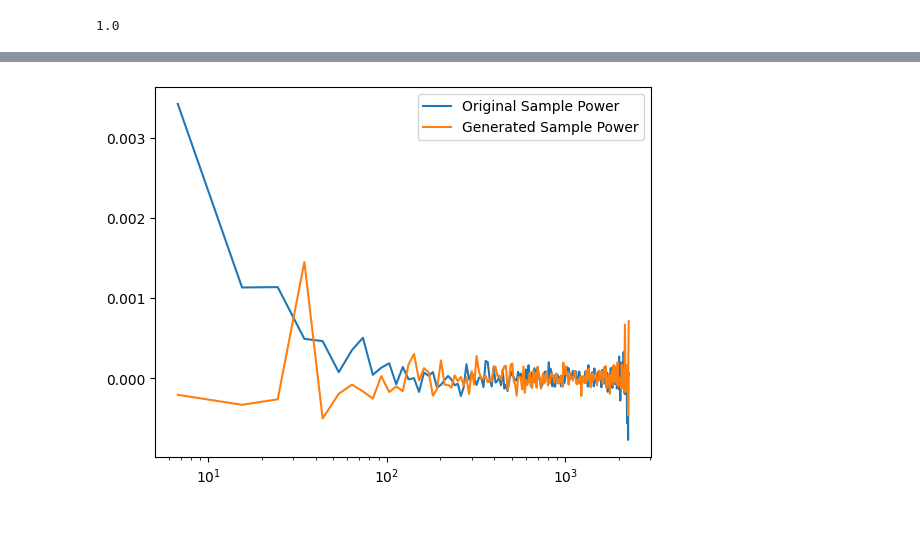
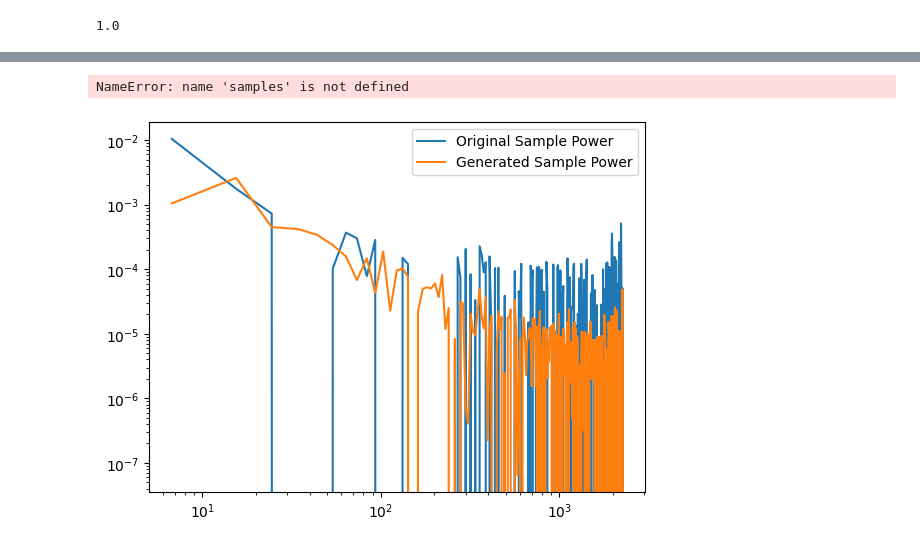
Before and after one commit to sliemelela/masterthesis, a Jupyter notebook: Programming/Inverse Optimization/notebooks/grf.ipynb, the cells around one changed output, grey strips where cells are left out. Saved outputs shown, nothing was run; the diff lists cells and outputs as text; code cells hidden in the pictures.

```diff
--- a/Programming/Inverse Optimization/notebooks/grf.ipynb
+++ b/Programming/Inverse Optimization/notebooks/grf.ipynb
@@ -73,7 +81,7 @@ pb = pbox.PowerBox(
 
 
 # Create a discrete sample using the PowerBox instance.
-samples = pb.create_discrete_sample(nbar=500,      # nbar specifies the number density
+samples = pb.create_discrete_sample(nbar=1000,      # nbar specifies the number density
                                     min_at_zero=True  # by default the samples are centred at 0. This shifts them to be positive.
                                    )
 
@@ -81,7 +89,4 @@ pts = samples
 samples = torch.tensor(samples)
 # %%
 # Creation of the PD that we want to get to
-goal_pd = gen_data.create_alpha_pd(samples)
-
-# Generation of new dataset
-final_pts = gen_data.generate_data_alpha(goal_pd=goal_pd, amount=samples.size(dim=0), dim=2, lr=0.002, epochs=600, decay_speed=10, investigate=False, sliced=True)
+goal_pd = gen_data.create_hybrid_dtm_pd(samples)
@@ -112,16 +103,20 @@ plt.scatter(P_new[:,0], P_new[:, 1], alpha=0.2, s=5)
+# %%
+final_pts = gen_data.generate_data(goal_pd=goal_pd, amount=samples.size(dim=0), lr=0.6, dim=2, epochs=300, decay_speed=30, sliced=0.2, filtr="alpha_dtm")
+# %% [output]
+NameError: name 'samples' is not defined
 # %%
 # The number of grid points are also required when passing the samples
 p_k_samples, bins_samples = pbox.get_power(pts, pb.boxlength, N=pb.N)
-p_k_samples_new, bins_samples_new = pbox.get_power(P_new, pb.boxlength, N=pb.N)
+p_k_samples_new, bins_samples_new = pbox.get_power(final_pts.detach().numpy(), pb.boxlength, N=pb.N)
 # %%
 plt.plot(bins_samples, p_k_samples,label="Original Sample Power")
 plt.plot(bins_samples_new, p_k_samples_new,label="Generated Sample Power")
 
 plt.legend()
 plt.xscale('log')
-# plt.yscale('log')
+plt.yscale('log')
 # %% [output]
-[figure, old version]
+[figure, new version]
 # %%
 test_pts = np.random.random((samples.size(dim=0), 2))
 p_k_samples_test, bins_samples_test = pbox.get_power(test_pts, 1.0, N=samples.size(dim=0))
```
Also changed, not shown: parts of 20 cells of this notebook, 3 other files.
